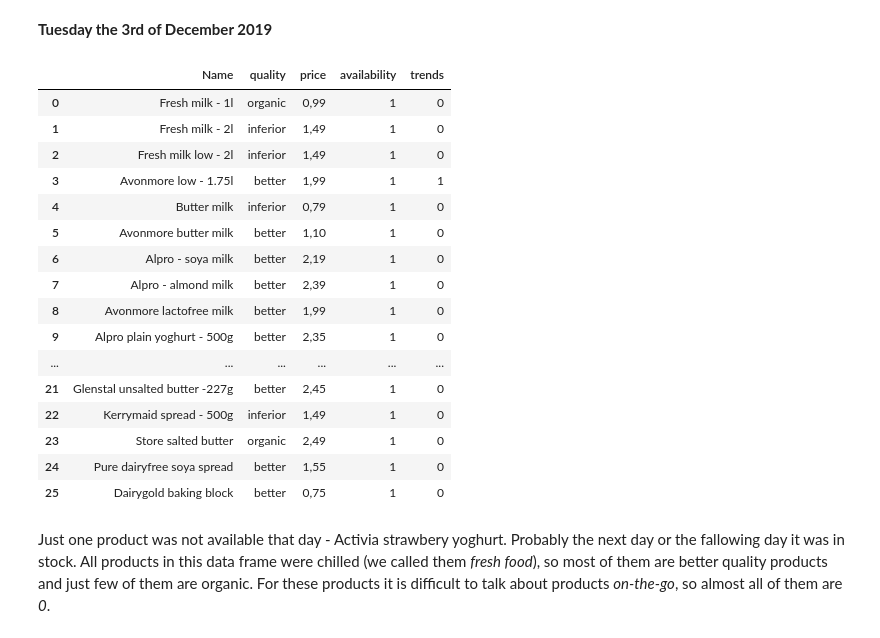
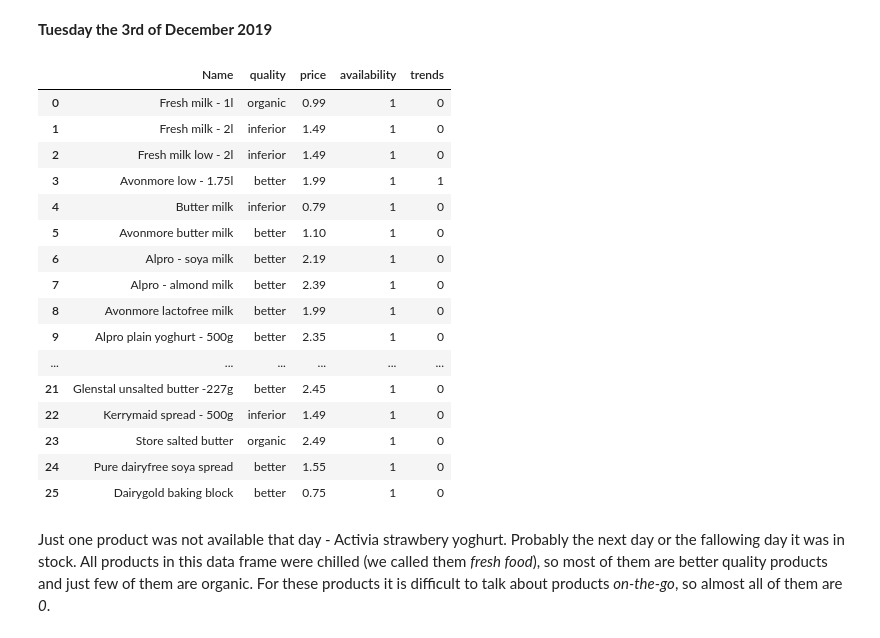
Before and after one commit to karolinaszafranbelzowska/grocery-shopping, a Jupyter notebook: grocery-shopping.ipynb, the cells around one changed output. Saved outputs shown, nothing was run; the diff lists cells and outputs as text; code cells hidden in the pictures.

```diff
--- a/grocery-shopping.ipynb
+++ b/grocery-shopping.ipynb
@@ -148,39 +179,39 @@ Trend here is mostly _0_, why? you could ask. Vegetables and fruts are in trend?
 **Tuesday the 3rd of December 2019**
 # %%
 import pandas as pd
-data2 = [['Fresh milk - 1l', 'organic', '0,99', 1, 0], ['Fresh milk - 2l', 'inferior', '1,49', 1, 0],
-         ['Fresh milk low - 2l', 'inferior', '1,49', 1, 0], ['Avonmore low - 1.75l', 'better', '1,99', 1, 1],
-         ['Butter milk', 'inferior', '0,79', 1, 0], ['Avonmore butter milk', 'better', '1,10', 1, 0],
-         ['Alpro - soya milk', 'better', '2,19', 1, 0], ['Alpro - almond milk', 'better', '2,39', 1, 0],
-         ['Avonmore lactofree milk', 'better', '1,99', 1, 0], ['Alpro plain yoghurt - 500g', 'better', '2,35', 1, 0],
-         ['Avonmore protein milk', 'better', '1,09', 1, 1], ['Yop drinking yoghurt', 'inferior', '3,99', 1, 1],
-         ['Glenisk Fatfree -500g', 'organic', '2,29', 1, 0], ['Activia strawberry - multipack', 'better', '2,59', 0, 0],
-         ['Onken natural yoghurt -500g', 'better', '1,85', 1, 0], ['Glenilen natural yoghurt -500g', 'better', '1,49', 1, 0],
-         ['Store Natural yoghurt -500g', 'inferior', '0,79', 1, 0], ['Liberte natural yoghurt -500g', 'better', '2,75', 1, 0],
-         ['Kerrygold butter -454g', 'better', '3,75', 1, 0], ['Store butter -454g', 'inferior', '2,19', 1, 0],
-         ['Connacht butter -454g', 'better', '2,50', 1, 0], ['Glenstal unsalted butter -227g', 'better', '2,45', 1, 0],
-         ['Kerrymaid spread - 500g', 'inferior', '1,49', 1, 0], ['Store salted butter', 'organic', '2,49', 1, 0],
-         ['Pure dairyfree soya spread', 'better', '1,55', 1, 0], ['Dairygold baking block', 'better', '0,75', 1, 0]]
+data2 = [['Fresh milk - 1l', 'organic', '0.99', 1, 0], ['Fresh milk - 2l', 'inferior', '1.49', 1, 0],
+         ['Fresh milk low - 2l', 'inferior', '1.49', 1, 0], ['Avonmore low - 1.75l', 'better', '1.99', 1, 1],
+         ['Butter milk', 'inferior', '0.79', 1, 0], ['Avonmore butter milk', 'better', '1.10', 1, 0],
+         ['Alpro - soya milk', 'better', '2.19', 1, 0], ['Alpro - almond milk', 'better', '2.39', 1, 0],
+         ['Avonmore lactofree milk', 'better', '1.99', 1, 0], ['Alpro plain yoghurt - 500g', 'better', '2.35', 1, 0],
+         ['Avonmore protein milk', 'better', '1.09', 1, 1], ['Yop drinking yoghurt', 'inferior', '3.99', 1, 1],
+         ['Glenisk Fatfree -500g', 'organic', '2.29', 1, 0], ['Activia strawberry - multipack', 'better', '2.59', 0, 0],
+         ['Onken natural yoghurt -500g', 'better', '1.85', 1, 0], ['Glenilen natural yoghurt -500g', 'better', '1.49', 1, 0],
+         ['Store Natural yoghurt -500g', 'inferior', '0.79', 1, 0], ['Liberte natural yoghurt -500g', 'better', '2.75', 1, 0],
+         ['Kerrygold butter -454g', 'better', '3.75', 1, 0], ['Store butter -454g', 'inferior', '2.19', 1, 0],
+         ['Connacht butter -454g', 'better', '2.50', 1, 0], ['Glenstal unsalted butter -227g', 'better', '2.45', 1, 0],
+         ['Kerrymaid spread - 500g', 'inferior', '1.49', 1, 0], ['Store salted butter', 'organic', '2.49', 1, 0],
+         ['Pure dairyfree soya spread', 'better', '1.55', 1, 0], ['Dairygold baking block', 'better', '0.75', 1, 0]]
 df2 = pd.DataFrame(data2, columns = ['Name', 'quality', 'price', 'availability', 'trends'])
 df2
 # %% [output]
 |  | Name | quality | price | availability | trends |
-| 0 | Fresh milk - 1l | organic | 0,99 | 1 | 0 |
-| 1 | Fresh milk - 2l | inferior | 1,49 | 1 | 0 |
-| 2 | Fresh milk low - 2l | inferior | 1,49 | 1 | 0 |
-| 3 | Avonmore low - 1.75l | better | 1,99 | 1 | 1 |
-| 4 | Butter milk | inferior | 0,79 | 1 | 0 |
-| 5 | Avonmore butter milk | better | 1,10 | 1 | 0 |
-| 6 | Alpro - soya milk | better | 2,19 | 1 | 0 |
-| 7 | Alpro - almond milk | better | 2,39 | 1 | 0 |
-| 8 | Avonmore lactofree milk | better | 1,99 | 1 | 0 |
-| 9 | Alpro plain yoghurt - 500g | better | 2,35 | 1 | 0 |
+| 0 | Fresh milk - 1l | organic | 0.99 | 1 | 0 |
+| 1 | Fresh milk - 2l | inferior | 1.49 | 1 | 0 |
+| 2 | Fresh milk low - 2l | inferior | 1.49 | 1 | 0 |
+| 3 | Avonmore low - 1.75l | better | 1.99 | 1 | 1 |
+| 4 | Butter milk | inferior | 0.79 | 1 | 0 |
+| 5 | Avonmore butter milk | better | 1.10 | 1 | 0 |
+| 6 | Alpro - soya milk | better | 2.19 | 1 | 0 |
+| 7 | Alpro - almond milk | better | 2.39 | 1 | 0 |
+| 8 | Avonmore lactofree milk | better | 1.99 | 1 | 0 |
+| 9 | Alpro plain yoghurt - 500g | better | 2.35 | 1 | 0 |
 | ... | ... | ... | ... | ... | ... |
-| 21 | Glenstal unsalted butter -227g | better | 2,45 | 1 | 0 |
-| 22 | Kerrymaid spread - 500g | inferior | 1,49 | 1 | 0 |
-| 23 | Store salted butter | organic | 2,49 | 1 | 0 |
-| 24 | Pure dairyfree soya spread | better | 1,55 | 1 | 0 |
-| 25 | Dairygold baking block | better | 0,75 | 1 | 0 |
+| 21 | Glenstal unsalted butter -227g | better | 2.45 | 1 | 0 |
+| 22 | Kerrymaid spread - 500g | inferior | 1.49 | 1 | 0 |
+| 23 | Store salted butter | organic | 2.49 | 1 | 0 |
+| 24 | Pure dairyfree soya spread | better | 1.55 | 1 | 0 |
+| 25 | Dairygold baking block | better | 0.75 | 1 | 0 |
 # %% [markdown]
 Just one product was not available that day - Activia strawbery yoghurt. Probably the next day or the fallowing day it was in stock. All products in this data frame were chilled (we called them _fresh food_), so most of them are better quality products and just few of them are organic. For these products it is difficult to talk about products _on-the-go_, so almost all of them are _0_.
 # %% [markdown]
```
Also changed, not shown: parts of 8 cells of this notebook.
